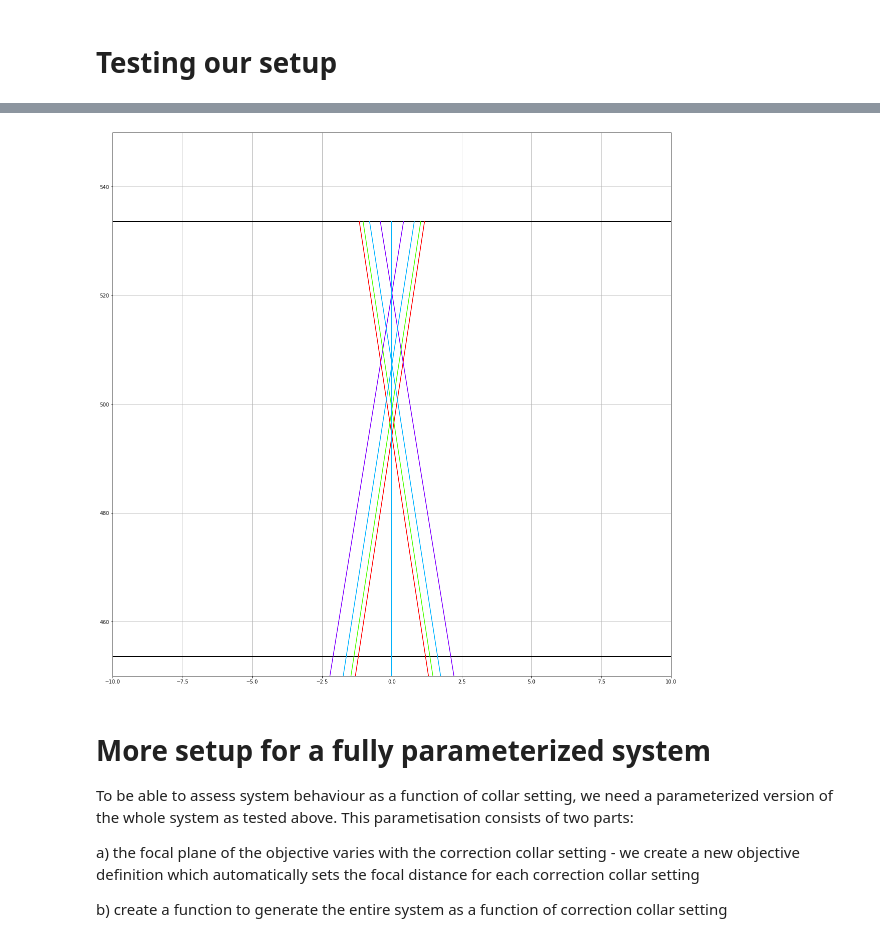
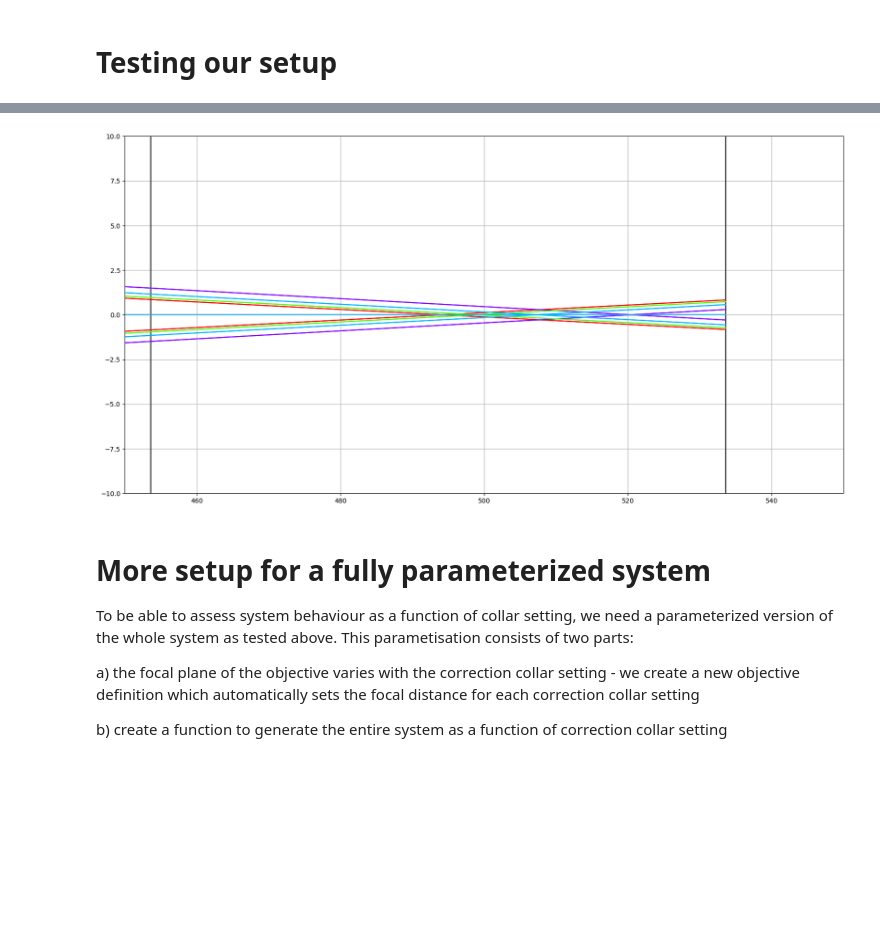
Before and after one commit to David-Baddeley/pyoptic2, a Jupyter notebook: examples/olympus_25x_objective.ipynb, the cells around one changed output, grey strips where cells are left out. Saved outputs shown, nothing was run; the diff lists cells and outputs as text; code cells hidden in the pictures; blank space fills up the shorter version.

```diff
--- a/examples/olympus_25x_objective.ipynb
+++ b/examples/olympus_25x_objective.ipynb
@@ -285,24 +280,24 @@ plt.axis('equal')
 # %%
 # a zoom in of the focus @642nm
 
-plt.figure(figsize=(20,20))
+plt.figure(figsize=(20,10))
 plot_system2d(s, 'xy')
 plot2d(s.propagate(src.chief_rays), 'xy')
 plot2d(s.propagate(src2.chief_rays), 'xy')
 plot2d(s.propagate(src3.chief_rays), 'xy')
 plot2d(s.propagate(src4.chief_rays), 'xy')
 
 #plot2d(s.propagate(src_a.chief_rays), 'xy')
 #plot2d(s.propagate(src2_a.chief_rays), 'xy')
 #plot2d(s.propagate(src3_a.chief_rays), 'xy')
 ##plot2d(s.propagate(src4_a.chief_rays), 'xy')
 #axis('equal')
 
-plt.xlim(-10,10)
-plt.ylim(450, 550)
+plt.ylim(-10,10)
+plt.xlim(450, 550)
 plt.grid()
 # %% [output]
-[figure, old version]
+[figure, new version]
 # %% [markdown]
 More setup for a fully parameterized system
 ========================
```
Also changed, not shown: parts of 11 cells of this notebook, 1 other file.
